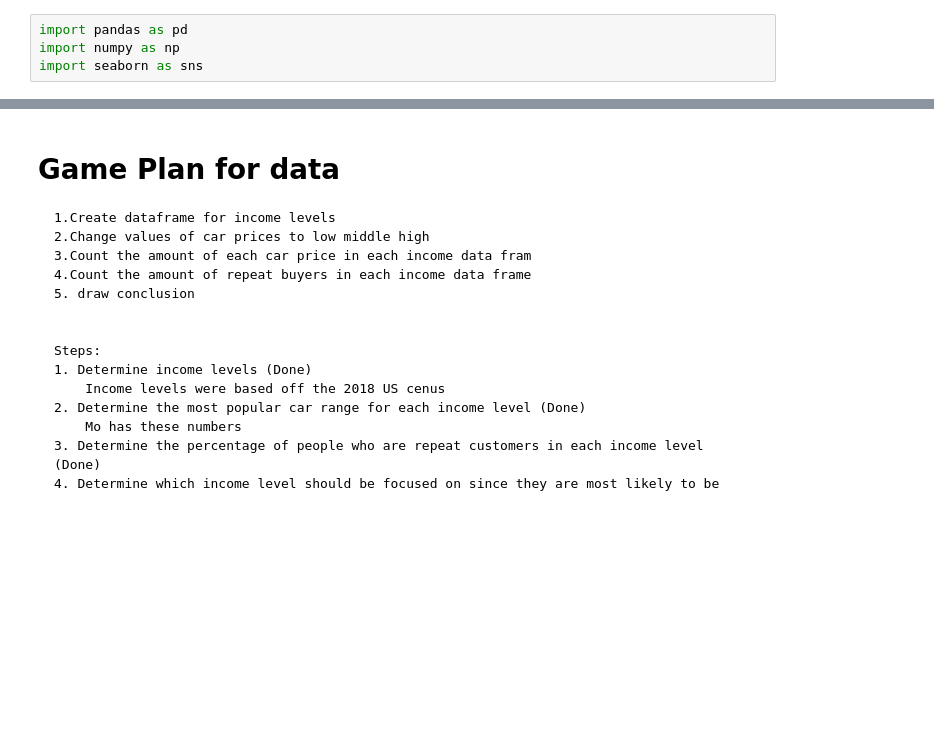
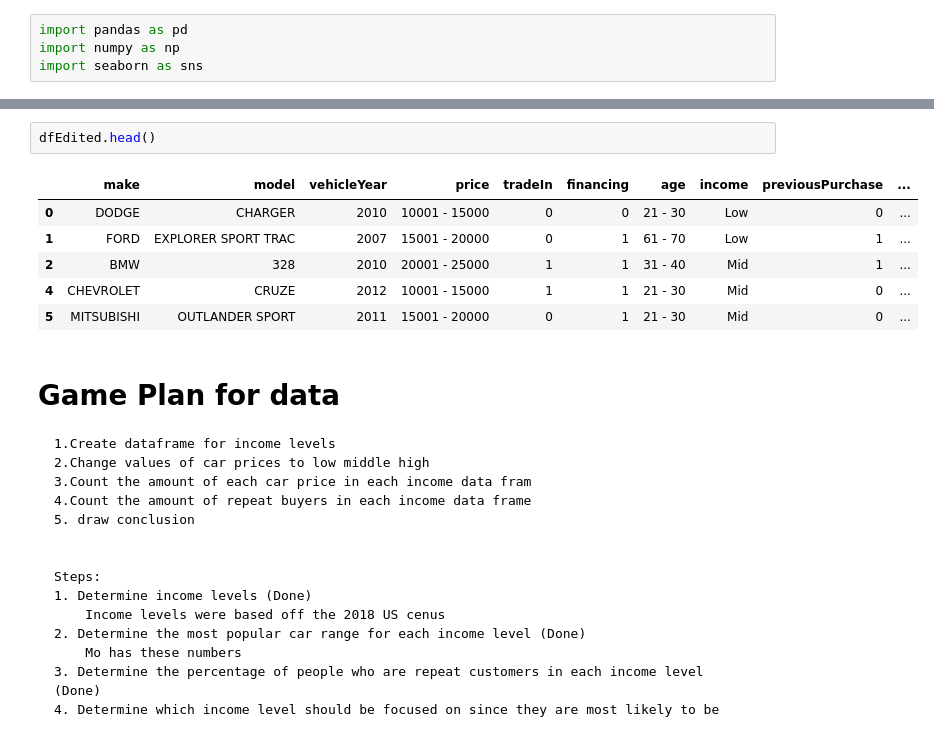
Before and after one commit to WKamptner/kmxdata2020, a Jupyter notebook: Carmax Data Comp 2020.ipynb, the cells around one changed output, grey strips where cells are left out. Saved outputs shown, nothing was run; the diff lists cells and outputs as text; blank space fills up the shorter version.

```diff
--- a/Carmax Data Comp 2020.ipynb
+++ b/Carmax Data Comp 2020.ipynb
@@ -48,3 +46,12 @@ dfEdited
+# %%
+dfEdited.head()
+# %% [output]
+|  | make | model | vehicleYear | price | tradeIn | financing | age | income | previousPurchase | ... |
+| 0 | DODGE | CHARGER | 2010 | 10001 - 15000 | 0 | 0 | 21 - 30 | Low | 0 | ... |
+| 1 | FORD | EXPLORER SPORT TRAC | 2007 | 15001 - 20000 | 0 | 1 | 61 - 70 | Low | 1 | ... |
+| 2 | BMW | 328 | 2010 | 20001 - 25000 | 1 | 1 | 31 - 40 | Mid | 1 | ... |
+| 4 | CHEVROLET | CRUZE | 2012 | 10001 - 15000 | 1 | 1 | 21 - 30 | Mid | 0 | ... |
+| 5 | MITSUBISHI | OUTLANDER SPORT | 2011 | 15001 - 20000 | 0 | 1 | 21 - 30 | Mid | 0 | ... |
 # %% [markdown]
 # Game Plan for data
     1.Create dataframe for income levels
```
Also changed, not shown: parts of 5 cells of this notebook.
